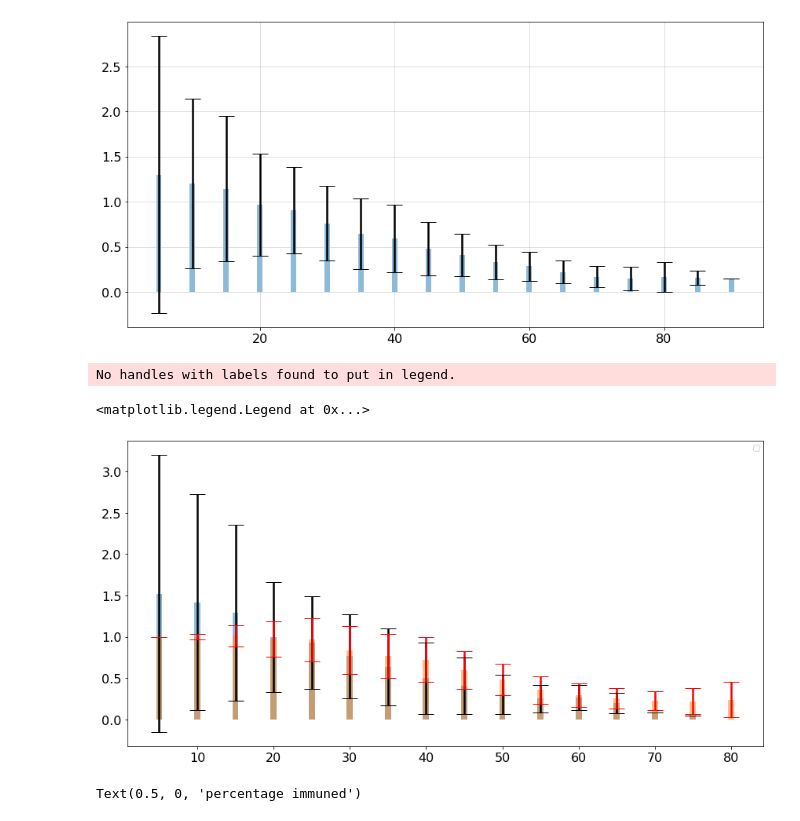
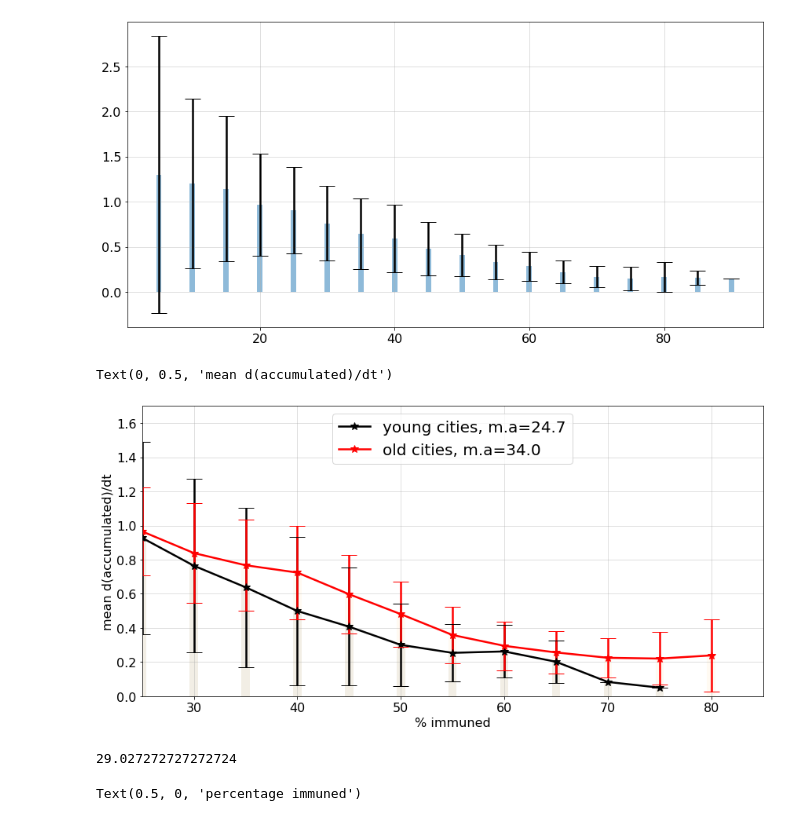
Before and after one commit to CoronaPolicy/prediction_model, a Jupyter notebook: israel_data/analyze_vacc_data_per_city.ipynb, the cells around one changed output. Drawn from its saved outputs; the diff is of its cells as text; code cells hidden in the pictures.

```diff
--- a/israel_data/analyze_vacc_data_per_city.ipynb
+++ b/israel_data/analyze_vacc_data_per_city.ipynb
@@ -287,5 +298,5 @@ Text(0, 0.5, '% New Cases Per City in top 5 cities')
 # %%
-city_data = geo_stats_40[geo_stats.town == 'ירושלים']
+city_data = geo_stats_40[geo_stats_40.town == 'ירושלים']
 # %%
 per_immu = {k: [] for k in np.arange(5, 105,5)}
 for c in geo_stats_40.town.unique():
@@ -319,6 +330,7 @@ plt.bar(per_immu.keys(), mean_acc_diff,
 # %%
 per_immu_young = {k: [] for k in np.arange(5, 105,5)}
 geo_stats_40_young = geo_stats_40[geo_stats_40.median_age<np.mean(geo_stats_40.median_age)]
+median_age_young = np.median(geo_stats_40_young.median_age)
 for c in geo_stats_40_young.town.unique():
     city_data = geo_stats_40[geo_stats_40['town'] == c]
     c_english = city_data.town_english.iloc[0]
@@ -331,45 +343,58 @@ for c in geo_stats_40_young.town.unique():
             per_immu_young[(index+1) * 5].append(a)
 mean_acc_diff = [np.mean(l) for l in per_immu_young.values()]
 std_acc_diff = [np.std(l) for l in per_immu_young.values()]
-# plt.plot(per_immu.keys(), mean_acc_diff, marker='*', label='young')
+plt.plot(per_immu.keys(), mean_acc_diff, marker='*', color='k', label=f'young cities, m.a={median_age_young}')
 # plt.grid()
 plt.bar(per_immu.keys(), mean_acc_diff,
        yerr=std_acc_diff,
        align='center',
-       alpha=0.5,
+       alpha=0.05,
        ecolor='black',
-       capsize=10)
-
+       capsize=10, color='k')
+plt.xlim([30, 100])
+plt.grid()
 per_immu_old = {k: [] for k in np.arange(5, 105,5)}
 geo_stats_40_old = geo_stats_40[geo_stats_40.median_age>np.mean(geo_stats_40.median_age)]
+median_age_old = np.median(geo_stats_40_old.median_age)
+
 for c in geo_stats_40_old.town.unique():
     city_data = geo_stats_40[geo_stats_40['town'] == c]
     c_english = city_data.town_english.iloc[0]
     diff_accu = moving_average(np.diff(city_data['accumulated_cases']), 4)
     diff_accu = diff_accu/(diff_accu[0]+1e-5)
     mean_per_immu =  moving_average(city_data['percentage_accumulated_immuned'], 4)[:-1]
     if diff_accu.max()<100:
         for a, p in zip(diff_accu, mean_per_immu):
             index = int(p//5)
             per_immu_old[(index+1) * 5].append(a)
 mean_acc_diff = [np.mean(l) for l in per_immu_old.values()]
 std_acc_diff = [np.std(l) for l in per_immu_old.values()]
-# plt.plot(per_immu.keys(), mean_acc_diff, marker='*', label='old')
+plt.plot(per_immu.keys(), mean_acc_diff, marker='*', color='r', label=f'old cities, m.a={median_age_old}')
 plt.grid()
 # plt.figure()
 plt.bar(per_immu.keys(), mean_acc_diff,
        yerr=std_acc_diff,
        align='center',
-       alpha=0.5,
+       alpha=0.05,
        ecolor='red',
-       capsize=10)
+       capsize=10, color='orange')
+# aa=[k-10 for k in per_immu.keys()]
+# plt.plot(aa, mean_acc_diff, marker='*', color='g', label='moved')
+
 # plt.yscale('symlog')
+plt.xlim([25, 85])
+plt.ylim([0, 1.7])
 plt.grid()
-plt.legend()
+plt.legend(fontsize=20)
+plt.xlabel("% immuned")
+plt.ylabel("mean d(accumulated)/dt")
 # %% [output]
-No handles with labels found to put in legend.
+Text(0, 0.5, 'mean d(accumulated)/dt')
-<matplotlib.legend.Legend at 0x...>
-[figure, old version]
+[figure, new version]
+# %%
+np.mean(geo_stats_40.median_age)
+# %% [output]
+29.027272727272724
 # %%
 per_immu_young = {k: [] for k in np.arange(5, 105,5)}
 geo_stats_40_young = geo_stats_40[geo_stats_40.median_age<np.mean(geo_stats_40.median_age)]
```
Also changed, not shown: parts of 5 cells of this notebook, 11 other files.
